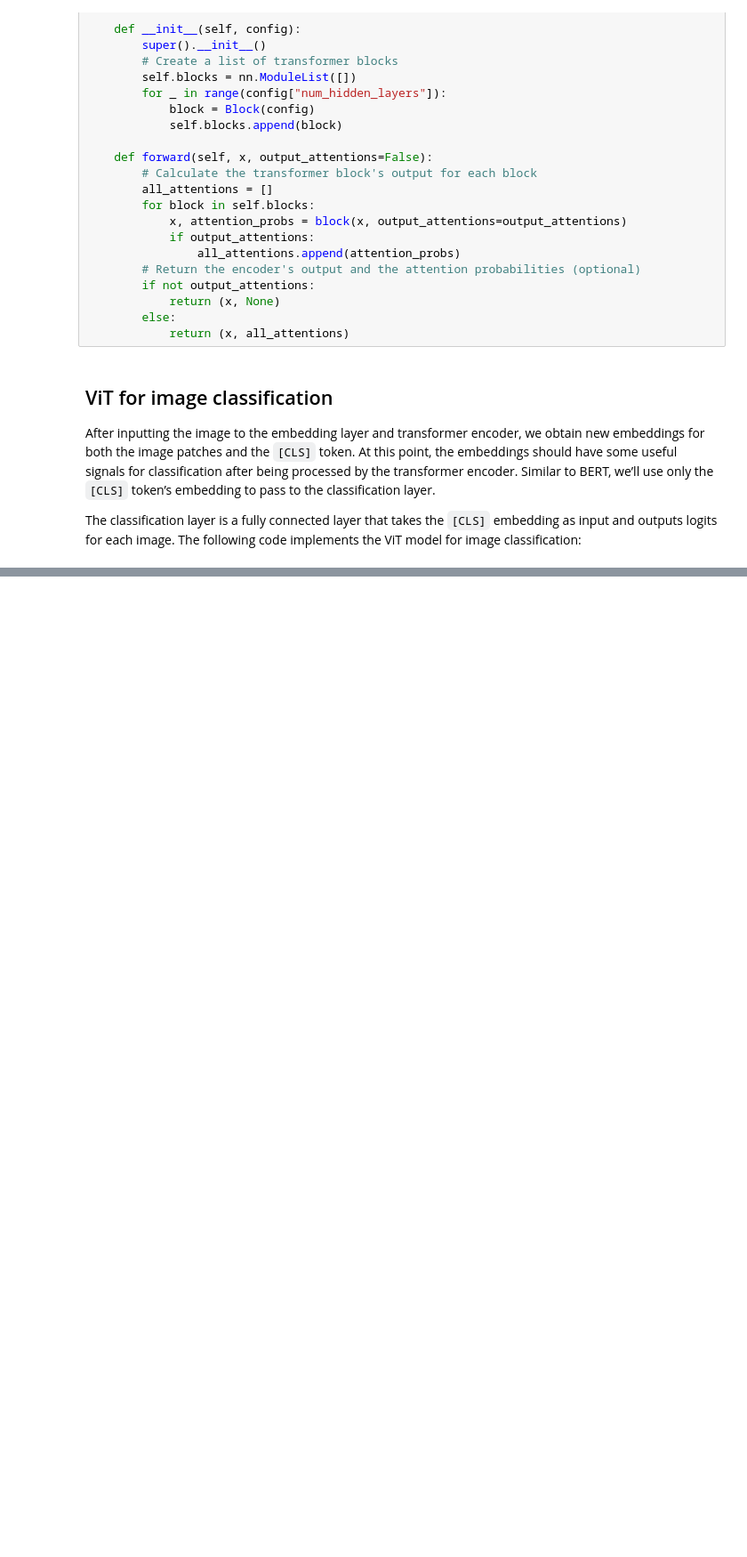
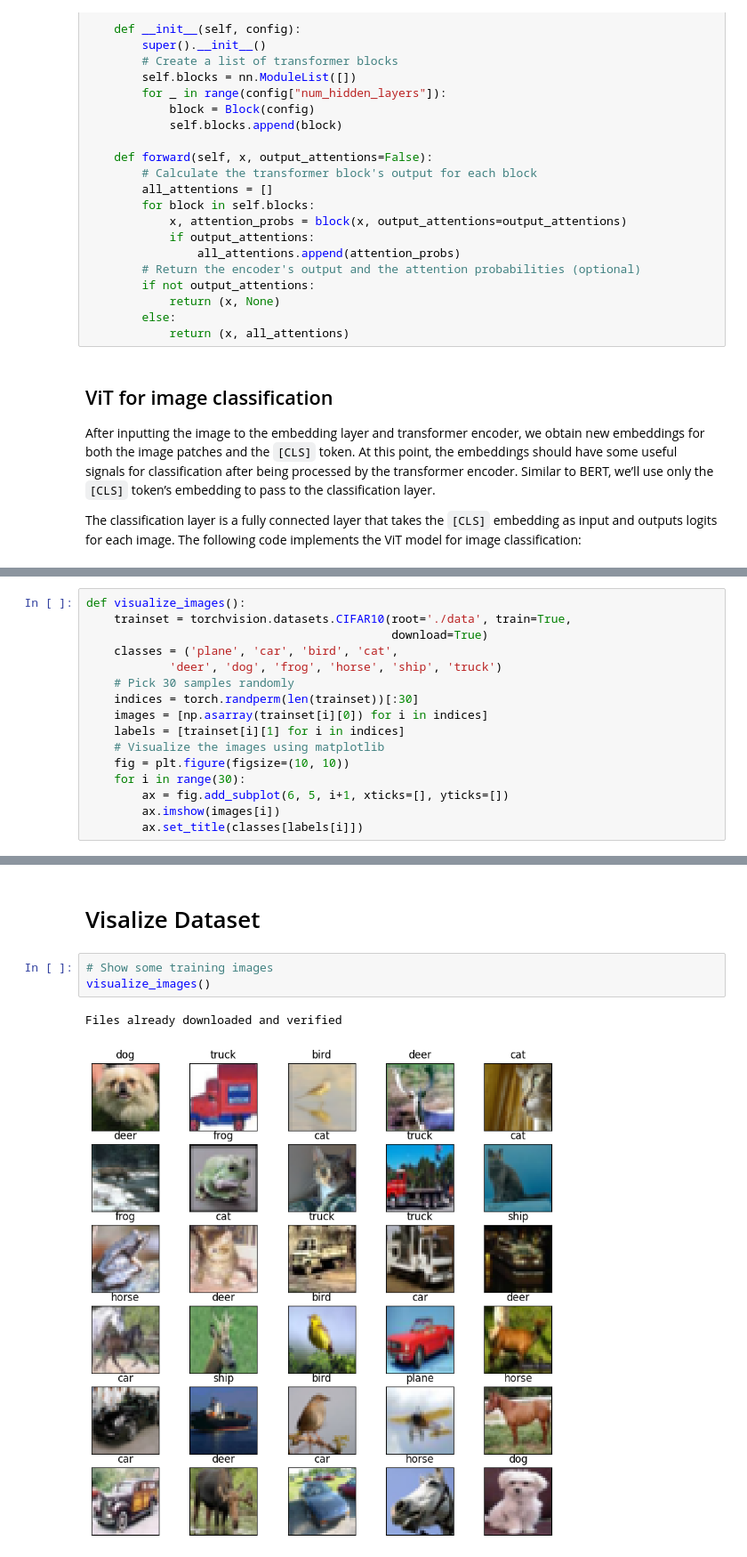
Before and after one commit to jinunyachhyon/Vision-Transformer-ViT-, a Jupyter notebook: Implementing_Vision_Transformer_(ViT)_from_Scratch.ipynb, the cells around one changed output, grey strips where cells are left out. Shown at 89% size. Drawn from its saved outputs; the diff is of its cells as text; blank space fills up the shorter version.

```diff
--- a/Implementing_Vision_Transformer_(ViT)_from_Scratch.ipynb
+++ b/Implementing_Vision_Transformer_(ViT)_from_Scratch.ipynb
@@ -321,0 +591,16 @@ class ViTForClassfication(nn.Module):
+# %%
+def visualize_images():
+    trainset = torchvision.datasets.CIFAR10(root='./data', train=True,
+                                            download=True)
+    classes = ('plane', 'car', 'bird', 'cat',
+            'deer', 'dog', 'frog', 'horse', 'ship', 'truck')
+    # Pick 30 samples randomly
+    indices = torch.randperm(len(trainset))[:30]
+    images = [np.asarray(trainset[i][0]) for i in indices]
+    labels = [trainset[i][1] for i in indices]
+    # Visualize the images using matplotlib
+    fig = plt.figure(figsize=(10, 10))
+    for i in range(30):
+        ax = fig.add_subplot(6, 5, i+1, xticks=[], yticks=[])
+        ax.imshow(images[i])
+        ax.set_title(classes[labels[i]])
@@ -321,0 +780,8 @@ class ViTForClassfication(nn.Module):
+# %% [markdown]
+# Visalize Dataset
+# %%
+# Show some training images
+visualize_images()
+# %% [output]
+Files already downloaded and verified
+[figure, added]
```
Also changed, not shown: parts of 24 cells of this notebook.
